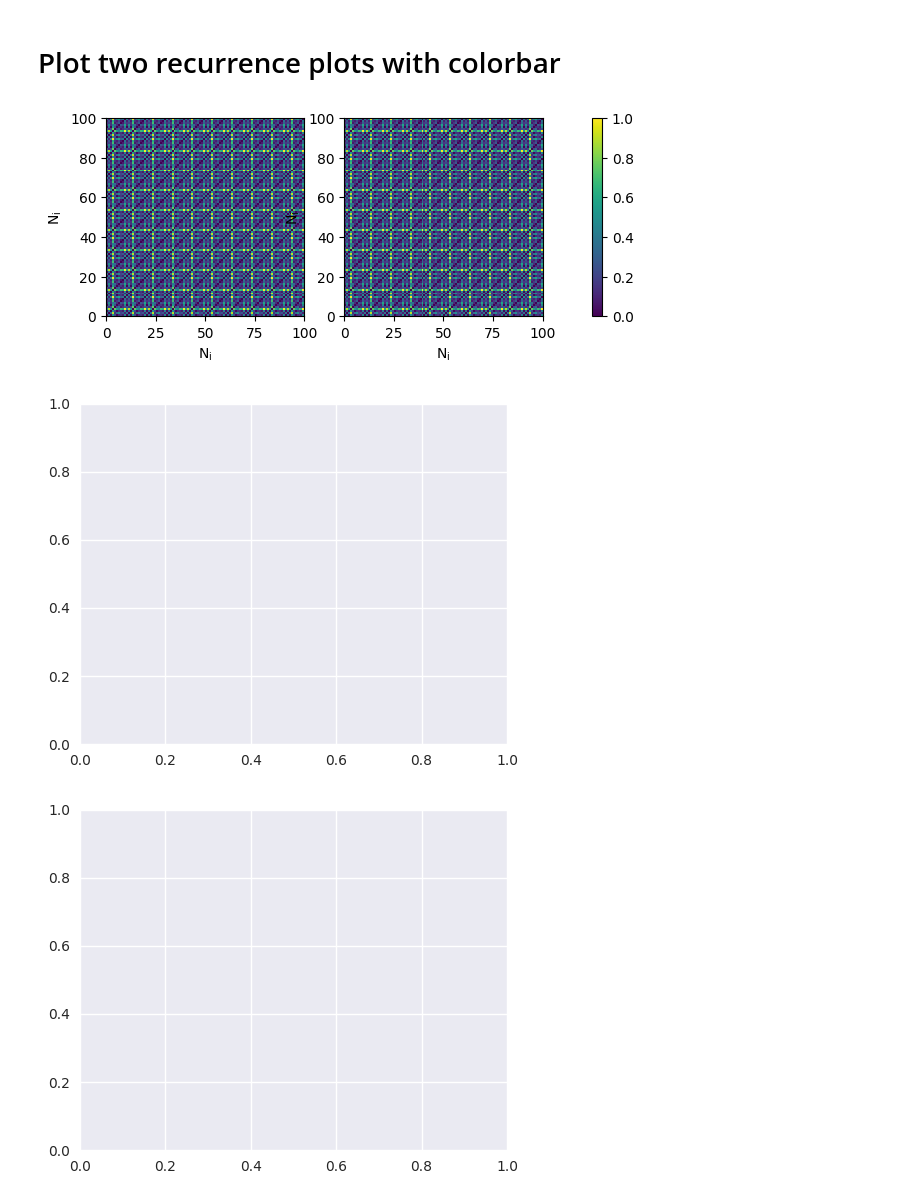
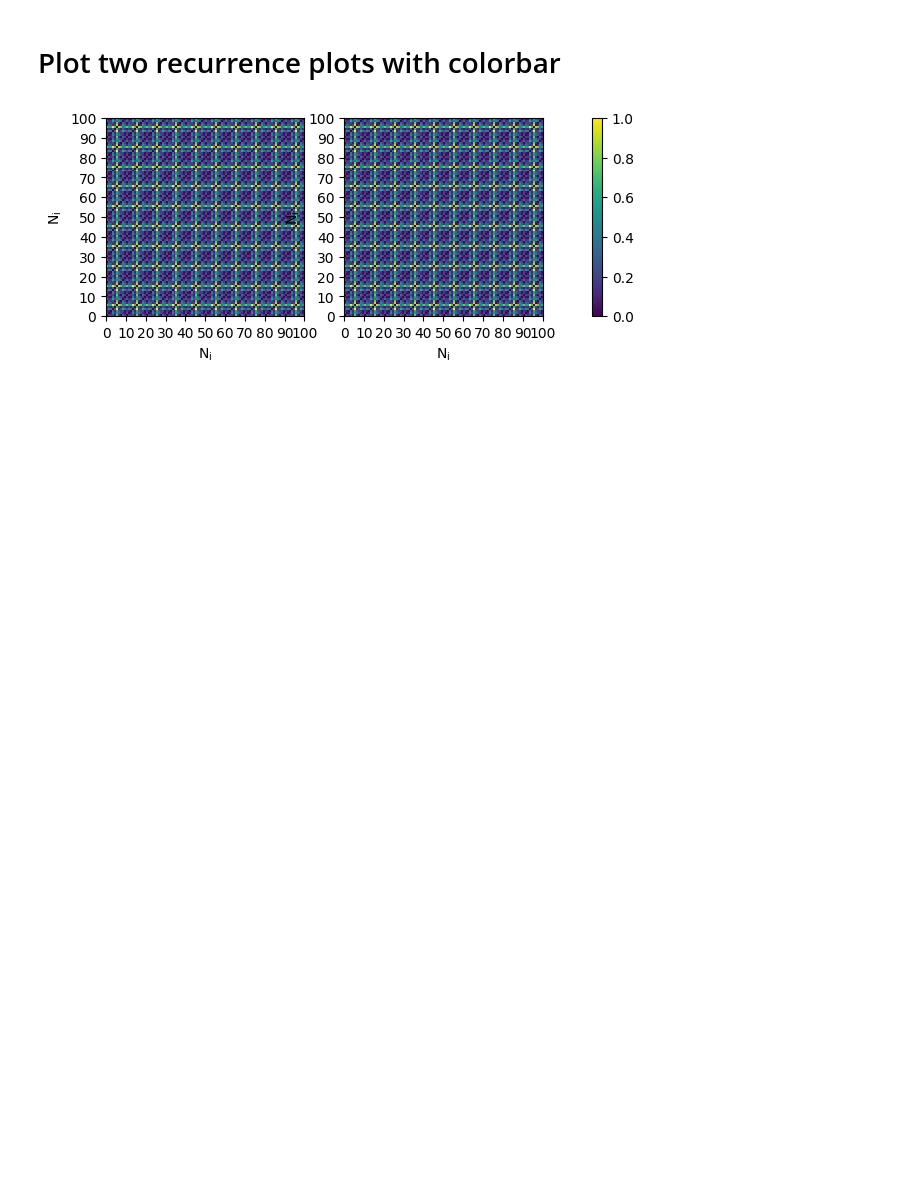
Before and after one commit to Jellevanderwerff/thebeat, a Jupyter notebook: docs/source/examples/snippets/recurrence_plots_with_colorbar.ipynb, the cells around one changed output. Saved outputs shown, nothing was run; the diff lists cells and outputs as text; code cells hidden in the pictures; blank space fills up the shorter version.

```diff
--- a/docs/source/examples/snippets/recurrence_plots_with_colorbar.ipynb
+++ b/docs/source/examples/snippets/recurrence_plots_with_colorbar.ipynb
@@ -3,20 +3,18 @@
 # %%
 from thebeat.core import Sequence, Stimulus
 import matplotlib.pyplot as plt
 import matplotlib as mpl
 from thebeat.visualization import recurrence_plot
 
 fig, axs = plt.subplots(1, 2)
 
-seq1 = Sequence.generate_random_normal(n=10, mu=500, sigma=50, metrical=True) * 10
-seq2 = Sequence.generate_random_normal(n=10, mu=500, sigma=50, metrical=True) * 10
+seq1 = Sequence.generate_random_normal(n=10, mu=500, sigma=50, end_with_interval=True) * 10
+seq2 = Sequence.generate_random_normal(n=10, mu=500, sigma=50, end_with_interval=True) * 10
 
 recurrence_plot(seq1, ax=axs[0])
 recurrence_plot(seq1, ax=axs[1])
 
 fig.colorbar(mpl.cm.ScalarMappable(), ax=axs, fraction=0.02, pad=0.1)
 fig.show()
 # %% [output]
-[figure, old version]
+[figure, new version]
-[figure, removed]
-[figure, removed]
```
Also changed, not shown: 9 other files.
